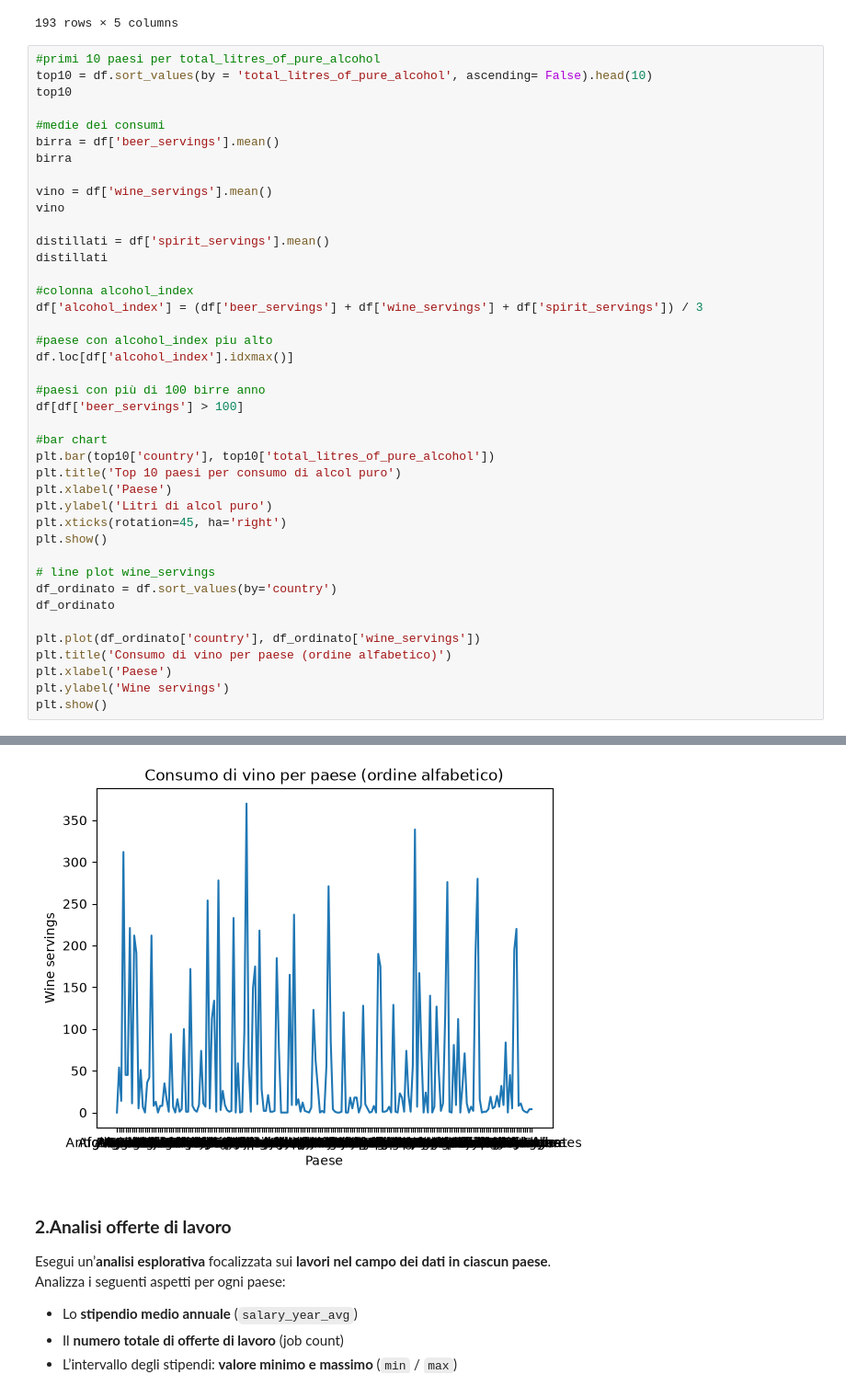
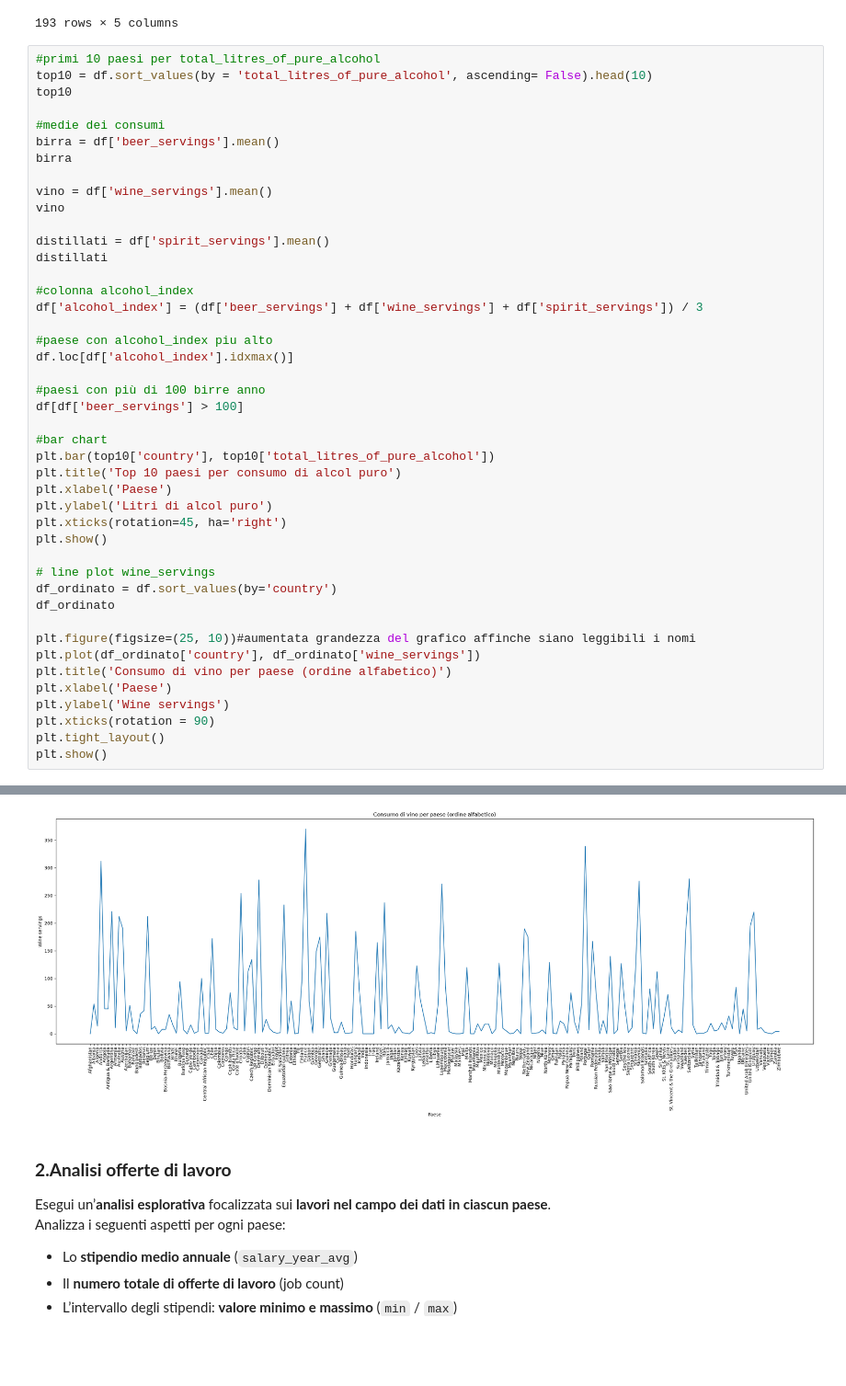
Before and after one commit to Andreabur06/ProgrammingLab, a Jupyter notebook: ESERCIZI/3.5_Esercizi_lez_3.ipynb, the cells around one changed output, grey strips where cells are left out. Shown at 92% size. Drawn from its saved outputs; the diff is of its cells as text; blank space fills up the shorter version.

```diff
--- a/ESERCIZI/3.5_Esercizi_lez_3.ipynb
+++ b/ESERCIZI/3.5_Esercizi_lez_3.ipynb
@@ -51,34 +51,37 @@ distillati = df['spirit_servings'].mean()
 distillati
 
 #colonna alcohol_index
 df['alcohol_index'] = (df['beer_servings'] + df['wine_servings'] + df['spirit_servings']) / 3
 
 #paese con alcohol_index piu alto
 df.loc[df['alcohol_index'].idxmax()]
 
 #paesi con più di 100 birre anno
 df[df['beer_servings'] > 100]
 
 #bar chart
 plt.bar(top10['country'], top10['total_litres_of_pure_alcohol'])
 plt.title('Top 10 paesi per consumo di alcol puro')
 plt.xlabel('Paese')
 plt.ylabel('Litri di alcol puro')
 plt.xticks(rotation=45, ha='right')
 plt.show()
 
 # line plot wine_servings
 df_ordinato = df.sort_values(by='country')
 df_ordinato
 
+plt.figure(figsize=(25, 10))#aumentata grandezza del grafico affinche siano leggibili i nomi
 plt.plot(df_ordinato['country'], df_ordinato['wine_servings'])
 plt.title('Consumo di vino per paese (ordine alfabetico)')
 plt.xlabel('Paese')
 plt.ylabel('Wine servings')
+plt.xticks(rotation = 90)
+plt.tight_layout()
 plt.show()
 # %% [output]
 [figure]
-[figure, old version]
+[figure, new version]
 # %% [markdown]
 ### **2.Analisi offerte di lavoro**
 
```
Also changed, not shown: parts of 3 cells of this notebook.
